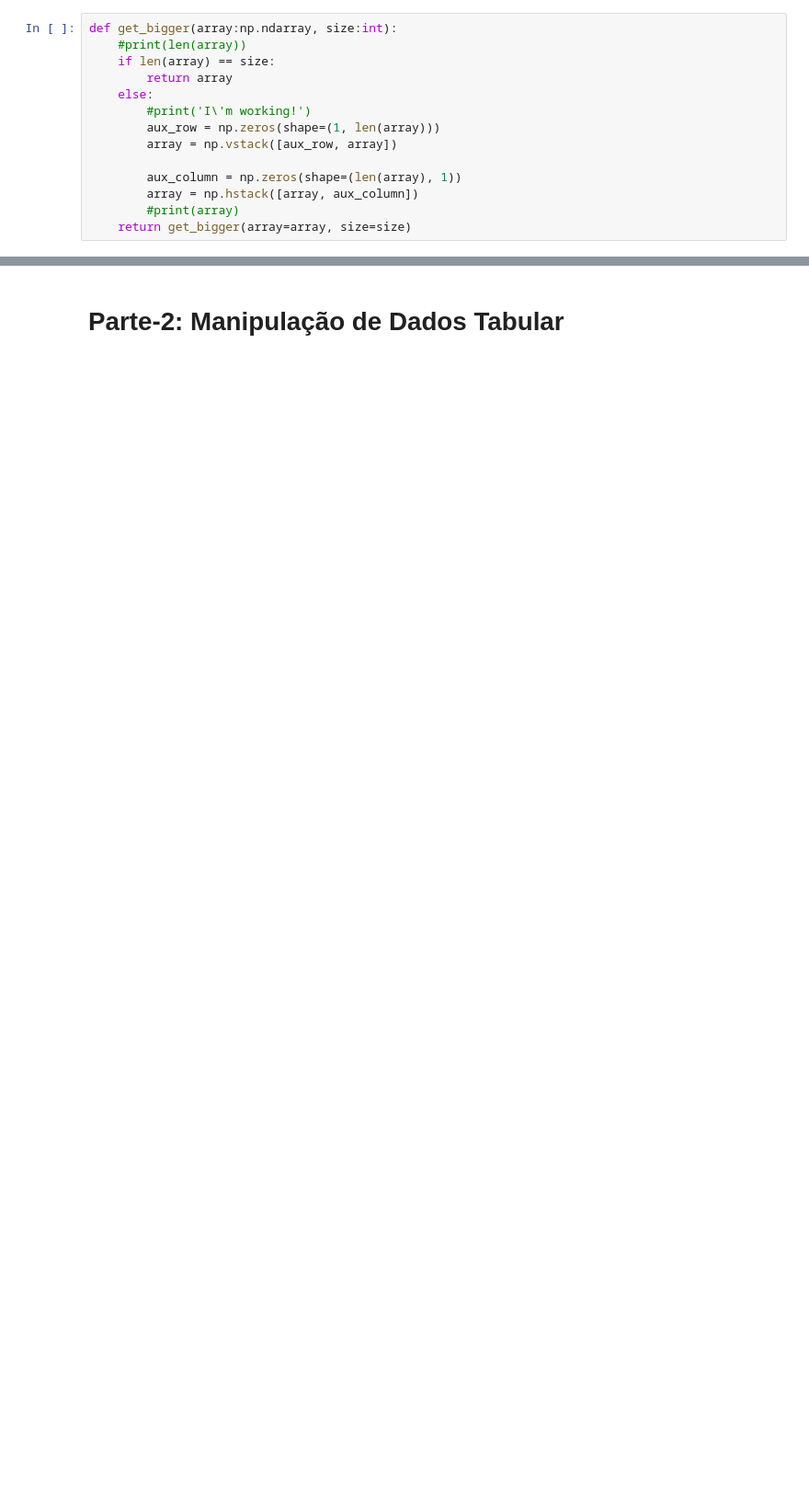
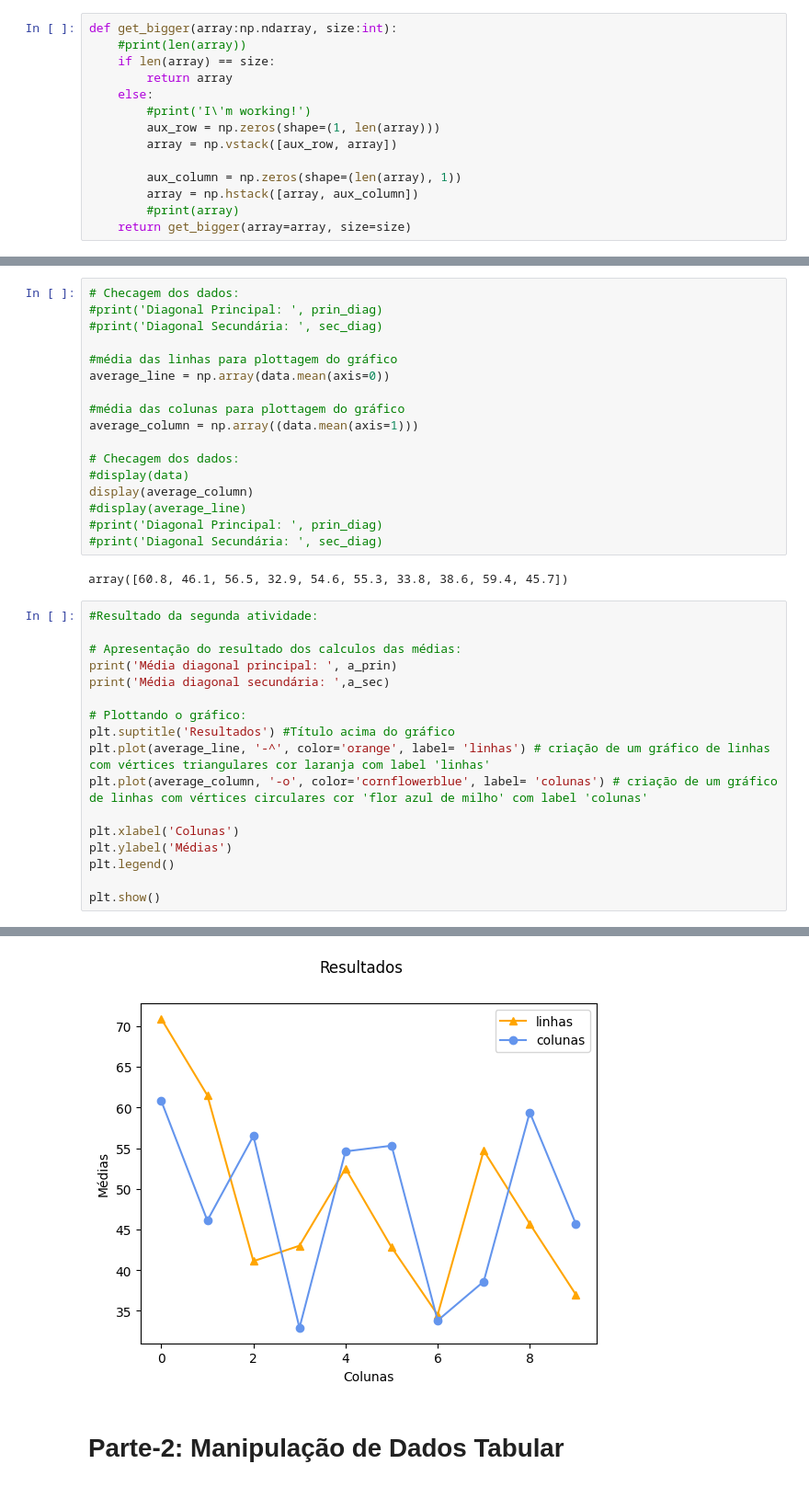
Before and after one commit to MarnieGrenat/Plotting-Graphs-2-Semester, a Jupyter notebook: TI2-Template.ipynb, the cells around one changed output, grey strips where cells are left out. Shown at 92% size. Cells and saved outputs as stored; diff of their text form; blank space fills up the shorter version.

```diff
--- a/TI2-Template.ipynb
+++ b/TI2-Template.ipynb
@@ -179,0 +184,37 @@ Média diagonal secundária:  42.8
+# %%
+# Checagem dos dados:
+#print('Diagonal Principal: ', prin_diag)
+#print('Diagonal Secundária: ', sec_diag)
+
+#média das linhas para plottagem do gráfico
+average_line = np.array(data.mean(axis=0))
+
+#média das colunas para plottagem do gráfico
+average_column = np.array((data.mean(axis=1)))
+
+# Checagem dos dados:
+#display(data)
+display(average_column)
+#display(average_line)
+#print('Diagonal Principal: ', prin_diag)
+#print('Diagonal Secundária: ', sec_diag)
+# %% [output]
+array([60.8, 46.1, 56.5, 32.9, 54.6, 55.3, 33.8, 38.6, 59.4, 45.7])
+# %%
+#Resultado da segunda atividade:
+
+# Apresentação do resultado dos calculos das médias:
+print('Média diagonal principal: ', a_prin)
+print('Média diagonal secundária: ',a_sec)
+
+# Plottando o gráfico:
+plt.suptitle('Resultados') #Título acima do gráfico
+plt.plot(average_line, '-^', color='orange', label= 'linhas') # criação de um gráfico de linhas com vértices triangulares cor laranja com label 'linhas'
+plt.plot(average_column, '-o', color='cornflowerblue', label= 'colunas') # criação de um gráfico de linhas com vértices circulares cor 'flor azul de milho' com label 'colunas'
+
+plt.xlabel('Colunas')
+plt.ylabel('Médias')
+plt.legend()
+
+plt.show()
+# %% [output]
@@ -180,3 +223,4 @@ Média diagonal secundária:  42.8
+[figure, added]
 # %% [markdown]
 # Parte-2: Manipulação de Dados Tabular
 # %% [markdown]
```
Also changed, not shown: parts of 5 cells of this notebook.
